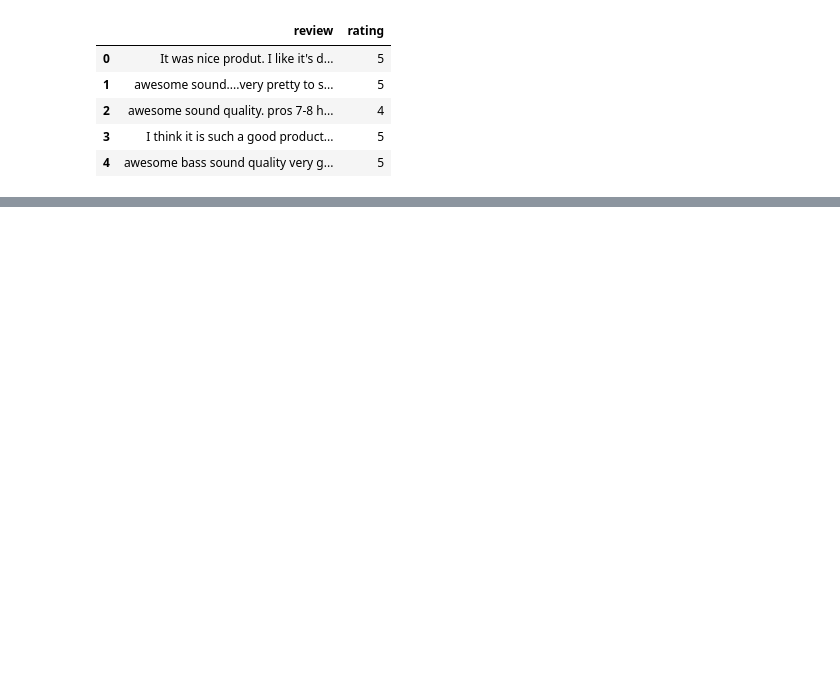
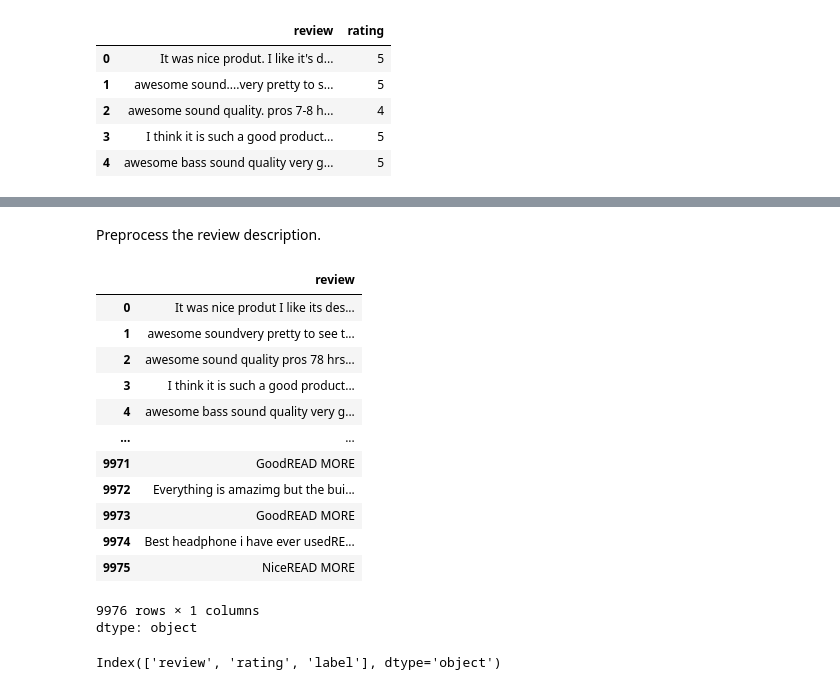
Before and after one commit to rizz045/Flipkart-Reviews-Sentiment-Analysis-using-Python, a Jupyter notebook: Flipkart_Reviews_Sentiment_Analysis_using_Python.ipynb, the cells around one changed output, grey strips where cells are left out. Drawn from its saved outputs; the diff is of its cells as text; code cells hidden in the pictures; blank space fills up the shorter version.

```diff
--- a/Flipkart_Reviews_Sentiment_Analysis_using_Python.ipynb
+++ b/Flipkart_Reviews_Sentiment_Analysis_using_Python.ipynb
@@ -32,0 +86,3 @@ df.head()
+# %%
+# Defining label column
+df['label'] = df['rating'].apply(lambda x: x>=5, 1, 0)
@@ -32,0 +97,33 @@ df.head()
+# %% [markdown]
+Preprocess the review description.
+# %%
+# Preprocess the data
+def preprocess(sentence):
+
+    # Remove punchuation marks
+    sentence = re.sub(r'[^\w\s]', '', sentence)
+
+    # Remove Stop words
+
+    return sentence
+df['review'] = df['review'].apply(preprocess)
+df['review']
+# %% [output]
+|  | review |
+| 0 | It was nice produt I like its des... |
+| 1 | awesome soundvery pretty to see t... |
+| 2 | awesome sound quality pros 78 hrs... |
+| 3 | I think it is such a good product... |
+| 4 | awesome bass sound quality very g... |
+| ... | ... |
+| 9971 | GoodREAD MORE |
+| 9972 | Everything is amazimg but the bui... |
+| 9973 | GoodREAD MORE |
+| 9974 | Best headphone i have ever usedRE... |
+| 9975 | NiceREAD MORE |
+9976 rows × 1 columns
+dtype: object
+# %%
+df.columns
+# %% [output]
+Index(['review', 'rating', 'label'], dtype='object')
```
Also changed, not shown: parts of 11 cells of this notebook.
